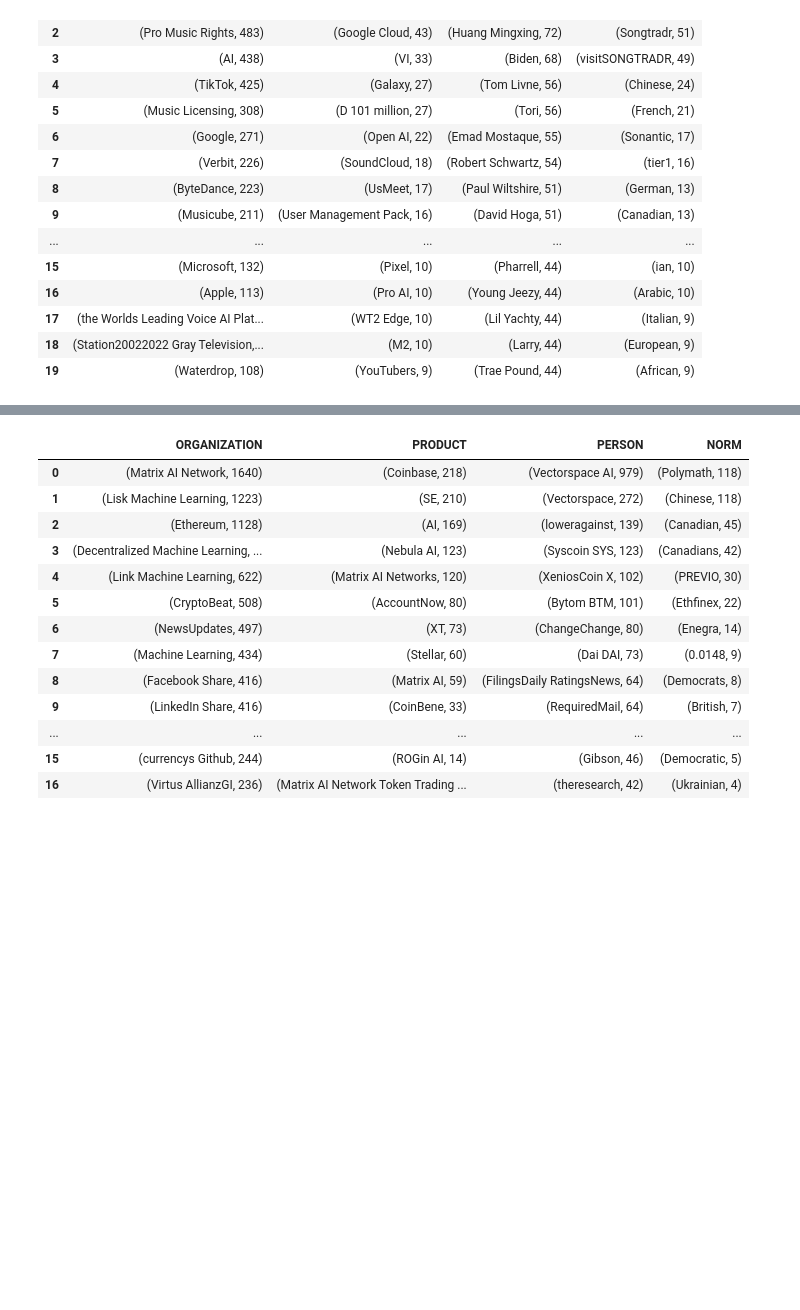
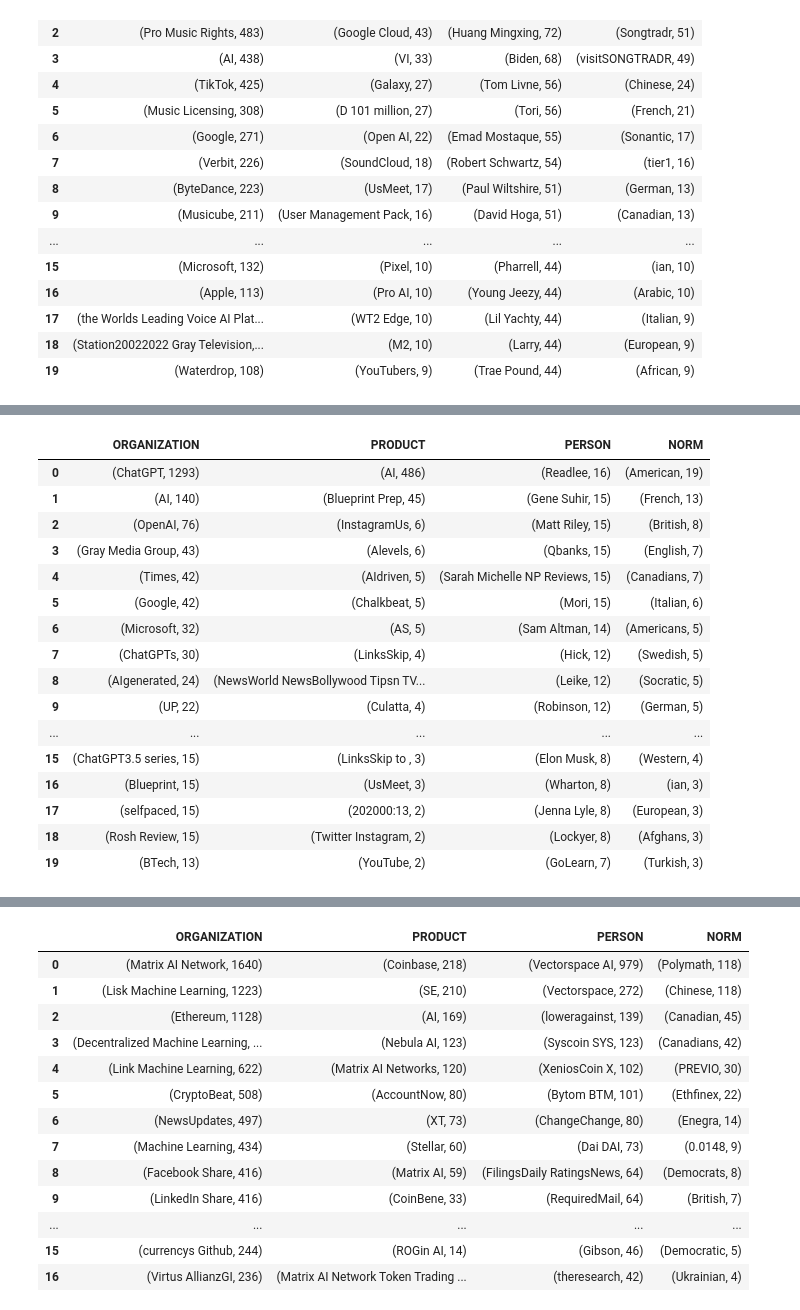
Before and after one commit to kshitij-mittal/Impact_Analysis_GenAI, a Jupyter notebook: 062_TargetedSentiment.ipynb, the cells around one changed output, grey strips where cells are left out. Saved outputs shown, nothing was run; the diff lists cells and outputs as text; code cells hidden in the pictures; blank space fills up the shorter version.

```diff
--- a/062_TargetedSentiment.ipynb
+++ b/062_TargetedSentiment.ipynb
@@ -421,0 +450,23 @@ create_wordcloud(df_filt_pos_mus,word_remove=word_remove_music)
+# %%
+# EDTech
+df_filt_neg_edu=df_filt_neg[df_filt_neg.Bert_topics_new.isin([7])]
+ent_trend_edu = get_top_ents_2(df_filt_neg_edu)
+ent_trend_edu
+# %% [output]
+|  | ORGANIZATION | PRODUCT | PERSON | NORM |
+| 0 | (ChatGPT, 1293) | (AI, 486) | (Readlee, 16) | (American, 19) |
+| 1 | (AI, 140) | (Blueprint Prep, 45) | (Gene Suhir, 15) | (French, 13) |
+| 2 | (OpenAI, 76) | (InstagramUs, 6) | (Matt Riley, 15) | (British, 8) |
+| 3 | (Gray Media Group, 43) | (Alevels, 6) | (Qbanks, 15) | (English, 7) |
+| 4 | (Times, 42) | (AIdriven, 5) | (Sarah Michelle NP Reviews, 15) | (Canadians, 7) |
+| 5 | (Google, 42) | (Chalkbeat, 5) | (Mori, 15) | (Italian, 6) |
+| 6 | (Microsoft, 32) | (AS, 5) | (Sam Altman, 14) | (Americans, 5) |
+| 7 | (ChatGPTs, 30) | (LinksSkip, 4) | (Hick, 12) | (Swedish, 5) |
+| 8 | (AIgenerated, 24) | (NewsWorld NewsBollywood Tipsn TV... | (Leike, 12) | (Socratic, 5) |
+| 9 | (UP, 22) | (Culatta, 4) | (Robinson, 12) | (German, 5) |
+| ... | ... | ... | ... | ... |
+| 15 | (ChatGPT3.5 series, 15) | (LinksSkip to , 3) | (Elon Musk, 8) | (Western, 4) |
+| 16 | (Blueprint, 15) | (UsMeet, 3) | (Wharton, 8) | (ian, 3) |
+| 17 | (selfpaced, 15) | (202000:13, 2) | (Jenna Lyle, 8) | (European, 3) |
+| 18 | (Rosh Review, 15) | (Twitter Instagram, 2) | (Lockyer, 8) | (Afghans, 3) |
+| 19 | (BTech, 13) | (YouTube, 2) | (GoLearn, 7) | (Turkish, 3) |
```
Also changed, not shown: parts of 12 cells of this notebook, 23 other files.
